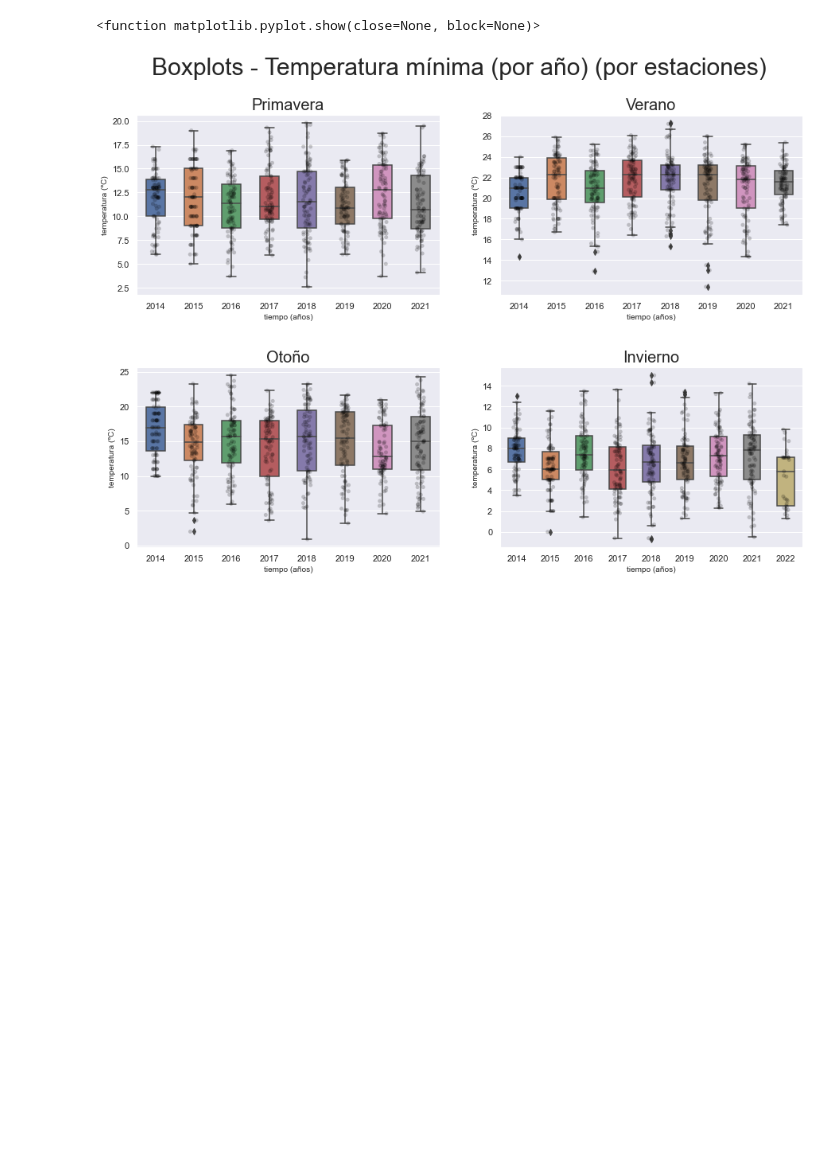
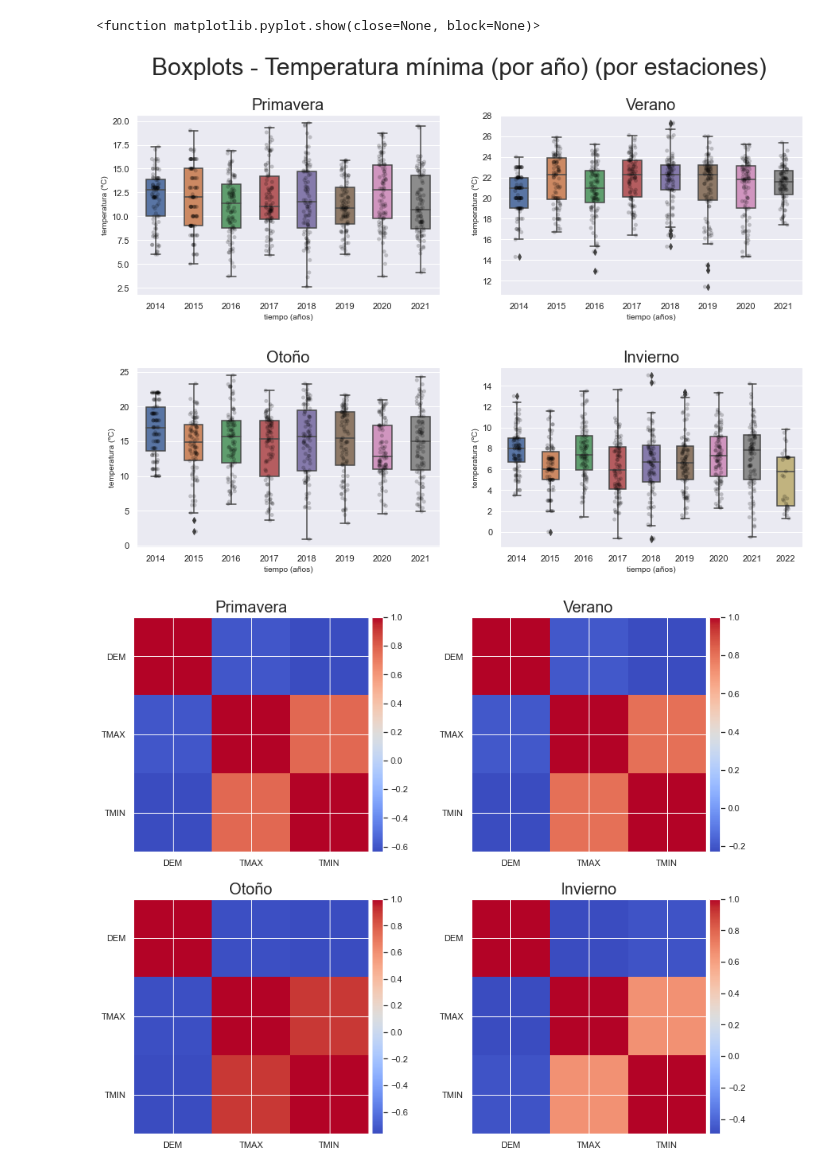
Before and after one commit to SeroviICAI/TRABAJO-1-ESTADISTICA-DESCRIPTIVA, a Jupyter notebook: notebooks/estaciones.ipynb, the cells around one changed output. Drawn from its saved outputs; the diff is of its cells as text; code cells hidden in the pictures; blank space fills up the shorter version.

Commit message:
Añadida correlación por estaciones

```diff
--- a/notebooks/estaciones.ipynb
+++ b/notebooks/estaciones.ipynb
@@ -379,3 +379,83 @@ plt.show
 # %% [output]
 <function matplotlib.pyplot.show(close=None, block=None)>
 [figure]
+# %%
+from mpl_toolkits.axes_grid1 import make_axes_locatable
+
+corr_pri = dataframe_primavera[['DEM', 'TMAX', 'TMIN']].corr()
+corr_ver = dataframe_verano[['DEM', 'TMAX', 'TMIN']].corr()
+corr_oto = dataframe_otoño[['DEM', 'TMAX', 'TMIN']].corr()
+corr_inv = dataframe_invierno[['DEM', 'TMAX', 'TMIN']].corr()
+
+fig = plt.figure(figsize=(14, 12))
+
+ax1 = fig.add_subplot(221)
+im1 = ax1.imshow(corr_pri, cmap='coolwarm', vmin=-1, vmax=1)
+
+divider = make_axes_locatable(ax1)
+cax = divider.append_axes('right', size='5%', pad=0.05)
+fig.colorbar(im1, cax=cax, orientation='vertical')
+
+ticks = np.arange(0,len(dataframe_primavera[['DEM', 'TMAX', 'TMIN']].columns),1)
+ax1.set_xticks(ticks)
+plt.xticks(rotation=90)
+ax1.set_yticks(ticks)
+ax1.set_xticklabels(dataframe_primavera[['DEM', 'TMAX', 'TMIN']].columns)
+ax1.set_yticklabels(dataframe_primavera[['DEM', 'TMAX', 'TMIN']].columns)
+
+ax2 = fig.add_subplot(222)
+im2 = ax2.imshow(corr_ver, cmap='coolwarm', vmin=-1, vmax=1)
+
+divider = make_axes_locatable(ax2)
+cax = divider.append_axes('right', size='5%', pad=0.05)
+fig.colorbar(im2, cax=cax, orientation='vertical')
+
+ticks = np.arange(0,len(dataframe_verano[['DEM', 'TMAX', 'TMIN']].columns),1)
+ax2.set_xticks(ticks)
+plt.xticks(rotation=90)
+ax2.set_yticks(ticks)
+ax2.set_xticklabels(dataframe_verano[['DEM', 'TMAX', 'TMIN']].columns)
+ax2.set_yticklabels(dataframe_verano[['DEM', 'TMAX', 'TMIN']].columns)
+
+ax3 = fig.add_subplot(223)
+im3 = ax3.imshow(corr_oto, cmap='coolwarm', vmin=-1, vmax=1)
+
+divider = make_axes_locatable(ax3)
+cax = divider.append_axes('right', size='5%', pad=0.05)
+fig.colorbar(im3, cax=cax, orientation='vertical')
+
+ticks = np.arange(0,len(dataframe_otoño[['DEM', 'TMAX', 'TMIN']].columns),1)
+ax3.set_xticks(ticks)
+plt.xticks(rotation=90)
+ax3.set_yticks(ticks)
+ax3.set_xticklabels(dataframe_otoño[['DEM', 'TMAX', 'TMIN']].columns)
+ax3.set_yticklabels(dataframe_otoño[['DEM', 'TMAX', 'TMIN']].columns)
+
+ax4 = fig.add_subplot(224)
+im4 = ax4.imshow(corr_inv, cmap='coolwarm', vmin=-1, vmax=1)
+
+divider = make_axes_locatable(ax4)
+cax = divider.append_axes('right', size='5%', pad=0.05)
+fig.colorbar(im4, cax=cax, orientation='vertical');
+
+ticks = np.arange(0,len(dataframe_invierno[['DEM', 'TMAX', 'TMIN']].columns),1)
+ax4.set_xticks(ticks)
+plt.xticks(rotation=90)
+ax4.set_yticks(ticks)
+ax4.set_xticklabels(dataframe_invierno[['DEM', 'TMAX', 'TMIN']].columns)
+ax4.set_yticklabels(dataframe_invierno[['DEM', 'TMAX', 'TMIN']].columns)
+
+ax1.set_title('Primavera', fontsize = 20)
+ax2.set_title('Verano', fontsize = 20)
+ax3.set_title('Otoño', fontsize = 20)
+ax4.set_title('Invierno', fontsize = 20)
+
+plt.savefig('../reports/figures/Correlación entre variables (por estaciones).png', bbox_inches='tight')
+plt.show()
+
+print(corr_pri)
+print(corr_ver)
+print(corr_oto)
+print(corr_inv)
+# %% [output]
+[figure, added]
```
Also changed, not shown: parts of 2 cells of this notebook, 10 other files.
